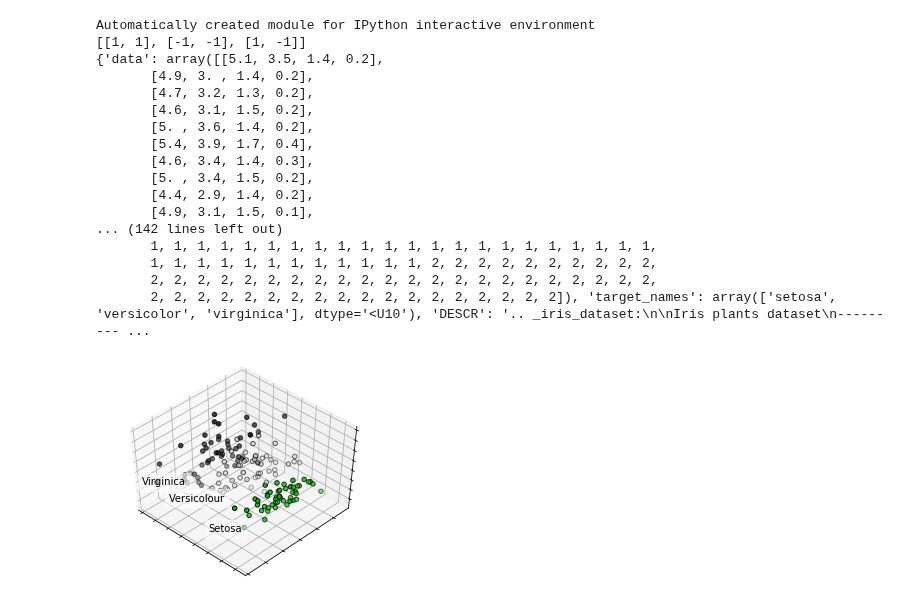
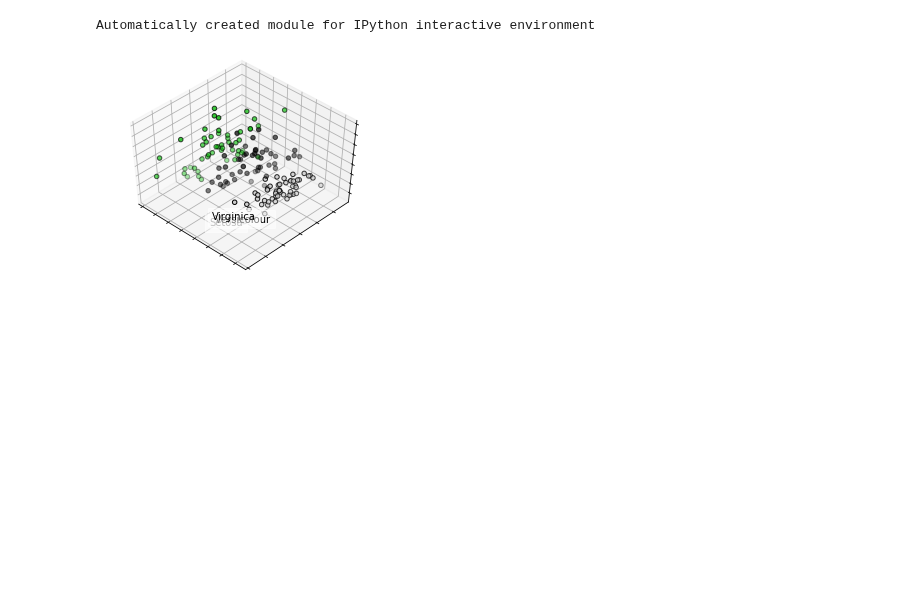
Before and after one commit to furukawa-laboratory/workout_report_2019, a Jupyter notebook: trainee/takano/WorkOut_Report/model/PCA.ipynb, the cells around one changed output. Saved outputs shown, nothing was run; the diff lists cells and outputs as text; code cells hidden in the pictures; blank space fills up the shorter version.

```diff
--- a/trainee/takano/WorkOut_Report/model/PCA.ipynb
+++ b/trainee/takano/WorkOut_Report/model/PCA.ipynb
@@ -12,57 +12,44 @@ from mpl_toolkits.mplot3d import Axes3D#3次元plotを行うためのツール
 
 from sklearn import decomposition#PCAのライブラリ
 from sklearn import datasets#datasetsを取ってくる
 
 np.random.seed(5)#同じ乱数を生成
 
-centers = [[1, 1], [-1, -1], [1, -1]]#3次元配列を作ってる
-print(centers)
+#centers = [[1, 1], [-1, -1], [1, -1]]#3次元配列を作ってる
+#print(centers)
 iris = datasets.load_iris()
-print(iris)
+#print(iris)
 X = iris.data
+#print(X)
 y = iris.target
-
-fig = plt.figure(1, figsize=(4, 3))
-plt.clf()#プロットのキャッシュをクリア
+#print(y.shape)
+fig = plt.figure(2, figsize=(4, 3))
+#plt.clf()#プロットのキャッシュをクリア
 ax = Axes3D(fig, rect=[0, 0, .95, 1], elev=48, azim=134)
 
-plt.cla()
+#plt.cla()
 pca = decomposition.PCA(n_components=3)#3次元空間でPCAを適用
 pca.fit(X)#IrisのデータをPCAに渡す
 X = pca.transform(X)#データの次元を削減する
 
 for name, label in [('Setosa', 0), ('Versicolour', 1), ('Virginica', 2)]:
     ax.text3D(X[y == label, 0].mean(),
               X[y == label, 1].mean() + 1.5,
-              X[y == label, 2].mean(), name,
+              X[y == label, 2].mean(),
+              name,
               horizontalalignment='center',
-              bbox=dict(alpha=.5, edgecolor='w', facecolor='w'))
+              bbox=dict(alpha=.5, edgecolor='w', facecolor='w'))##ラベルを付けている
+
 # Reorder the labels to have colors matching the cluster results
-y = np.choose(y, [1, 2, 0]).astype(np.float)
+y = np.choose(y, [2, 0, 1]).astype(np.float)
 ax.scatter(X[:, 0], X[:, 1], X[:, 2], c=y, cmap=plt.cm.nipy_spectral,
            edgecolor='k')
 
 ax.w_xaxis.set_ticklabels([])
 ax.w_yaxis.set_ticklabels([])
 ax.w_zaxis.set_ticklabels([])
 
 plt.show()
 # %% [output]
 Automatically created module for IPython interactive environment
-[[1, 1], [-1, -1], [1, -1]]
-{'data': array([[5.1, 3.5, 1.4, 0.2],
-       [4.9, 3. , 1.4, 0.2],
-       [4.7, 3.2, 1.3, 0.2],
-       [4.6, 3.1, 1.5, 0.2],
-       [5. , 3.6, 1.4, 0.2],
-       [5.4, 3.9, 1.7, 0.4],
-       [4.6, 3.4, 1.4, 0.3],
-       [5. , 3.4, 1.5, 0.2],
-       [4.4, 2.9, 1.4, 0.2],
-       [4.9, 3.1, 1.5, 0.1],
-... (142 lines left out)
-       1, 1, 1, 1, 1, 1, 1, 1, 1, 1, 1, 1, 1, 1, 1, 1, 1, 1, 1, 1, 1, 1,
-       1, 1, 1, 1, 1, 1, 1, 1, 1, 1, 1, 1, 2, 2, 2, 2, 2, 2, 2, 2, 2, 2,
-       2, 2, 2, 2, 2, 2, 2, 2, 2, 2, 2, 2, 2, 2, 2, 2, 2, 2, 2, 2, 2, 2,
-       2, 2, 2, 2, 2, 2, 2, 2, 2, 2, 2, 2, 2, 2, 2, 2, 2, 2]), 'target_names': array(['setosa', 'versicolor', 'virginica'], dtype='<U10'), 'DESCR': '.. _iris_dataset:\n\nIris plants dataset\n--------- ...
-[figure, old version]
+[figure, new version]
```
